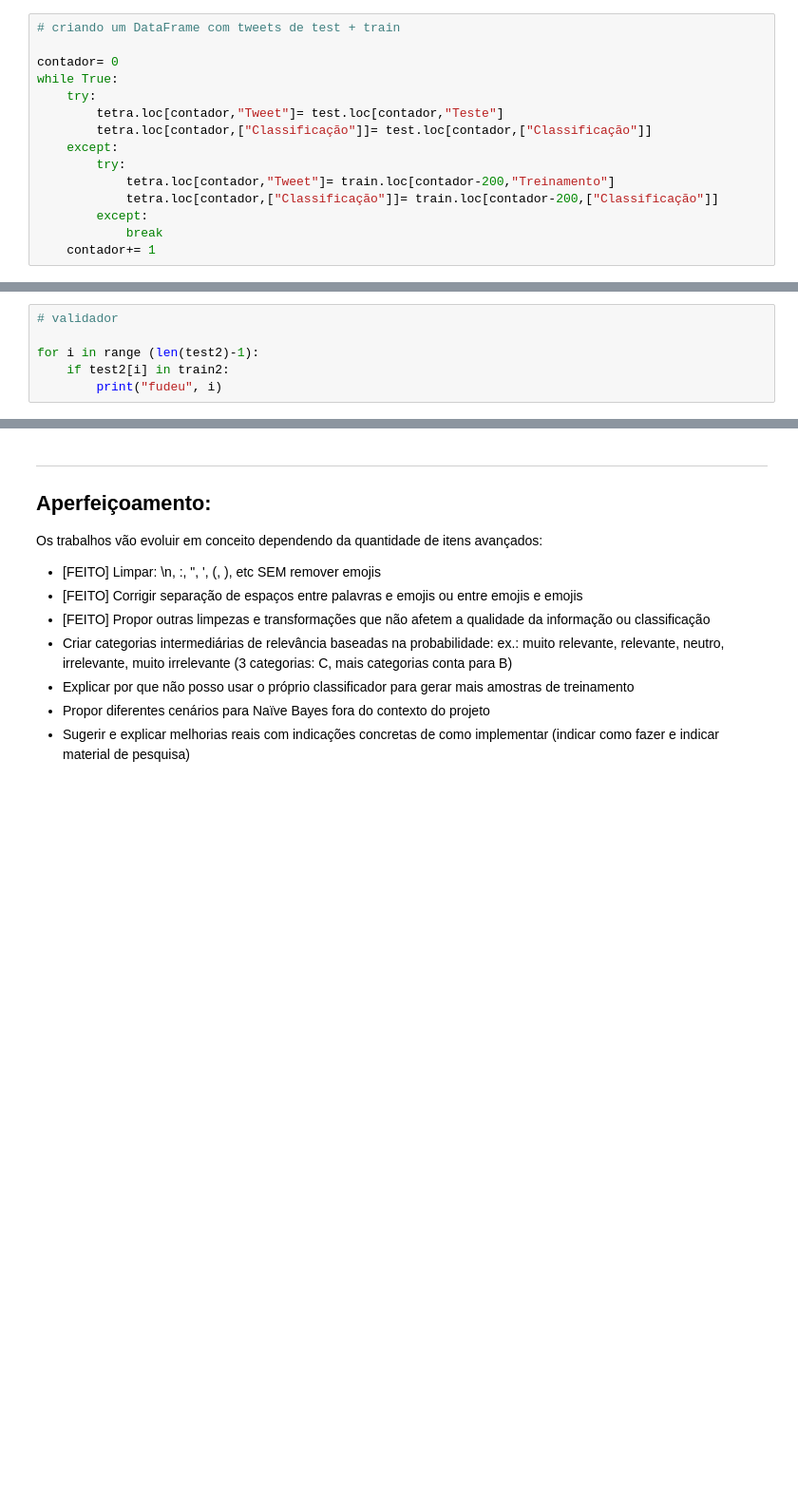
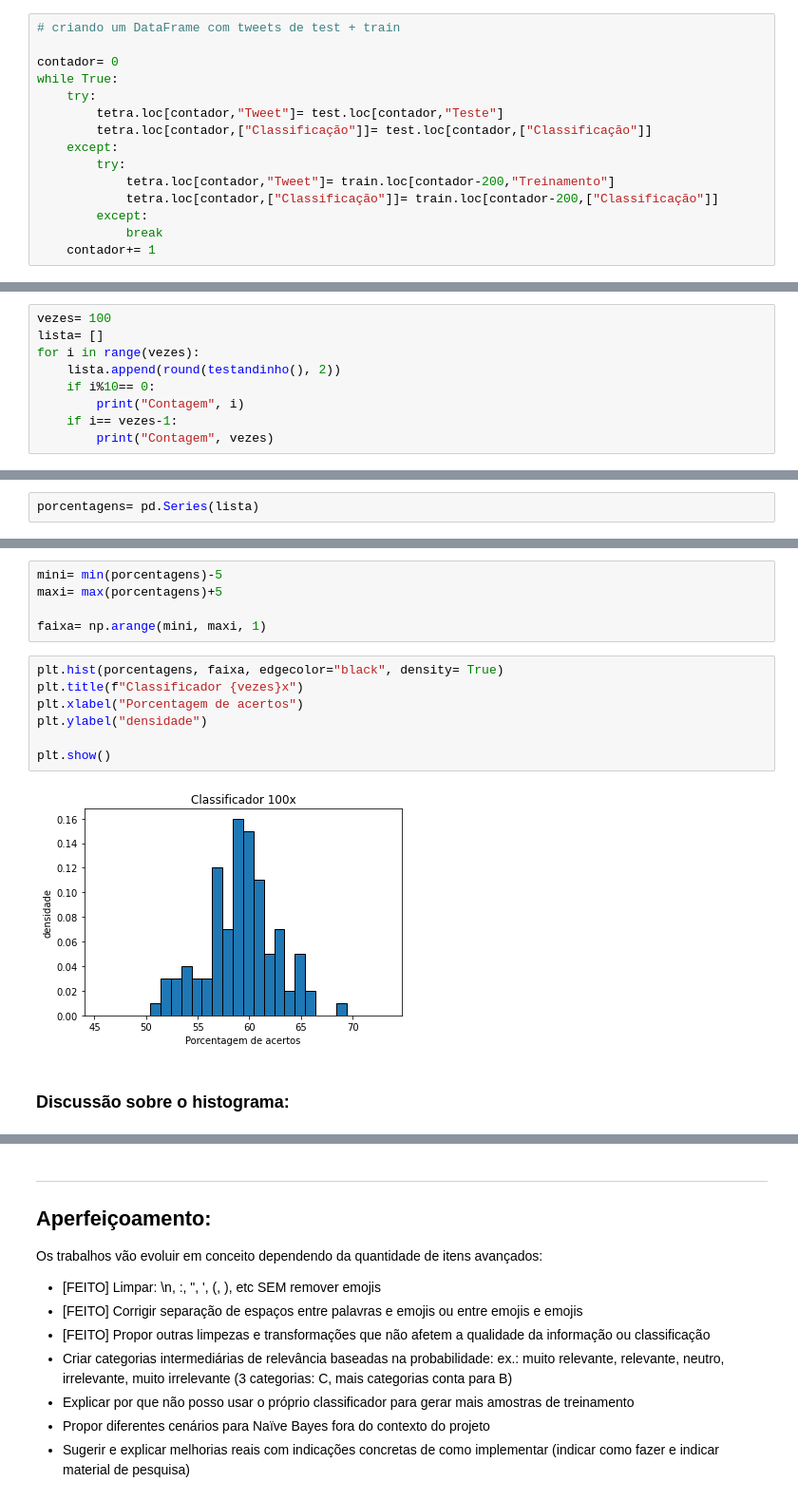
Before and after one commit to thiagosk/Projeto1-Cdados, a Jupyter notebook: Projeto1_Layout_Classificador.ipynb, the cells around one changed output, grey strips where cells are left out. Shown: that part at 95% size. Cells and saved outputs as stored; diff of their text form; blank space fills up the shorter version.

```diff
--- a/Projeto1_Layout_Classificador.ipynb
+++ b/Projeto1_Layout_Classificador.ipynb
@@ -485,6 +598,0 @@ while True:
-# %%
-# validador
-
-for i in range (len(test2)-1):
-    if test2[i] in train2:
-        print("fudeu", i)
@@ -649,0 +599,9 @@ test22
+# %%
+vezes= 100
+lista= []
+for i in range(vezes):
+    lista.append(round(testandinho(), 2))
+    if i%10== 0:
+        print("Contagem", i)
+    if i== vezes-1:
+        print("Contagem", vezes)
@@ -649,0 +620,2 @@ test22
+# %%
+porcentagens= pd.Series(lista)
@@ -649,0 +636,16 @@ test22
+# %%
+mini= min(porcentagens)-5
+maxi= max(porcentagens)+5
+
+faixa= np.arange(mini, maxi, 1)
+# %%
+plt.hist(porcentagens, faixa, edgecolor="black", density= True)
+plt.title(f"Classificador {vezes}x")
+plt.xlabel("Porcentagem de acertos")
+plt.ylabel("densidade")
+
+plt.show()
+# %% [output]
+[figure, added]
+# %% [markdown]
+### Discussão sobre o histograma:
```
Also changed, not shown: parts of 34 cells of this notebook.
